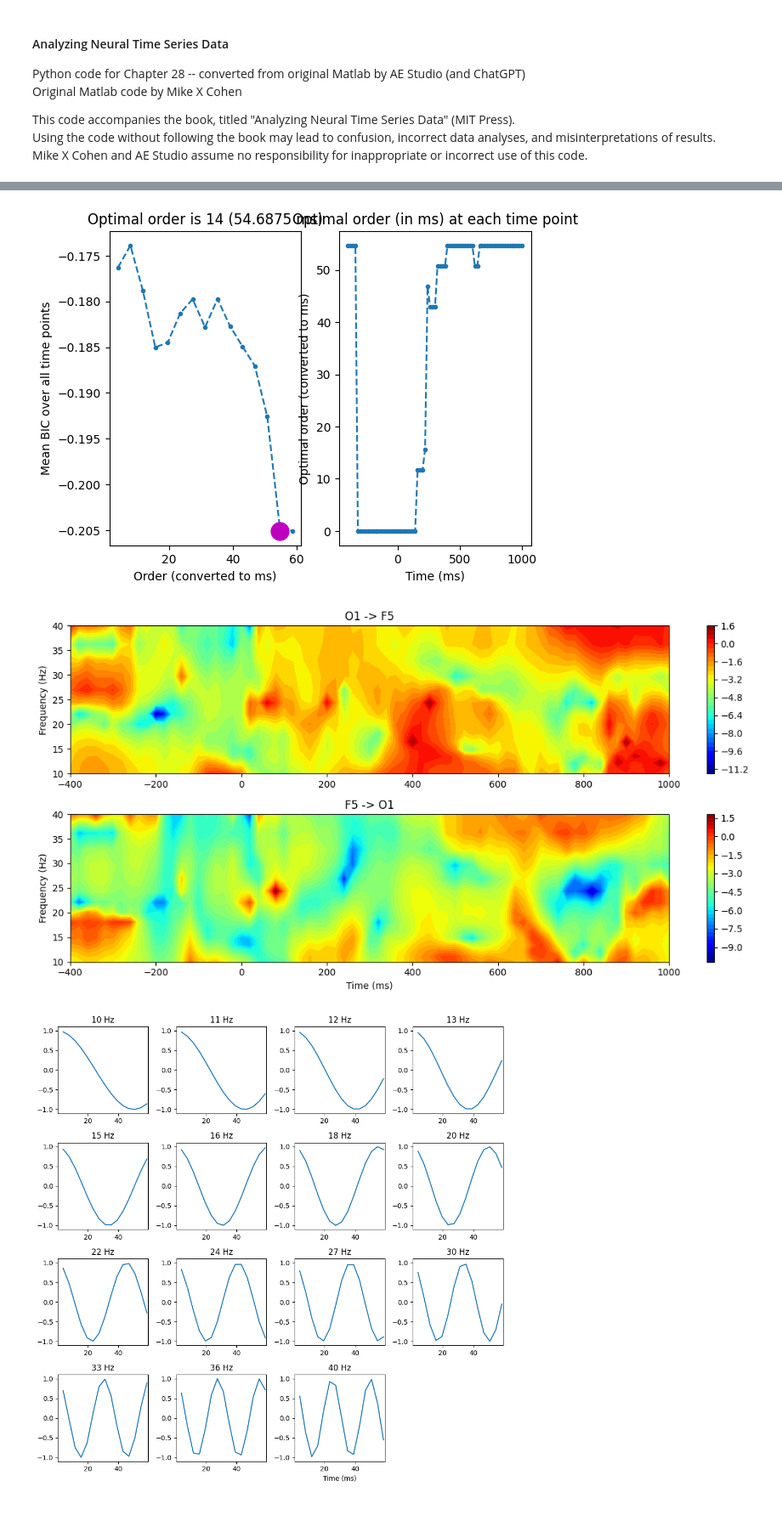
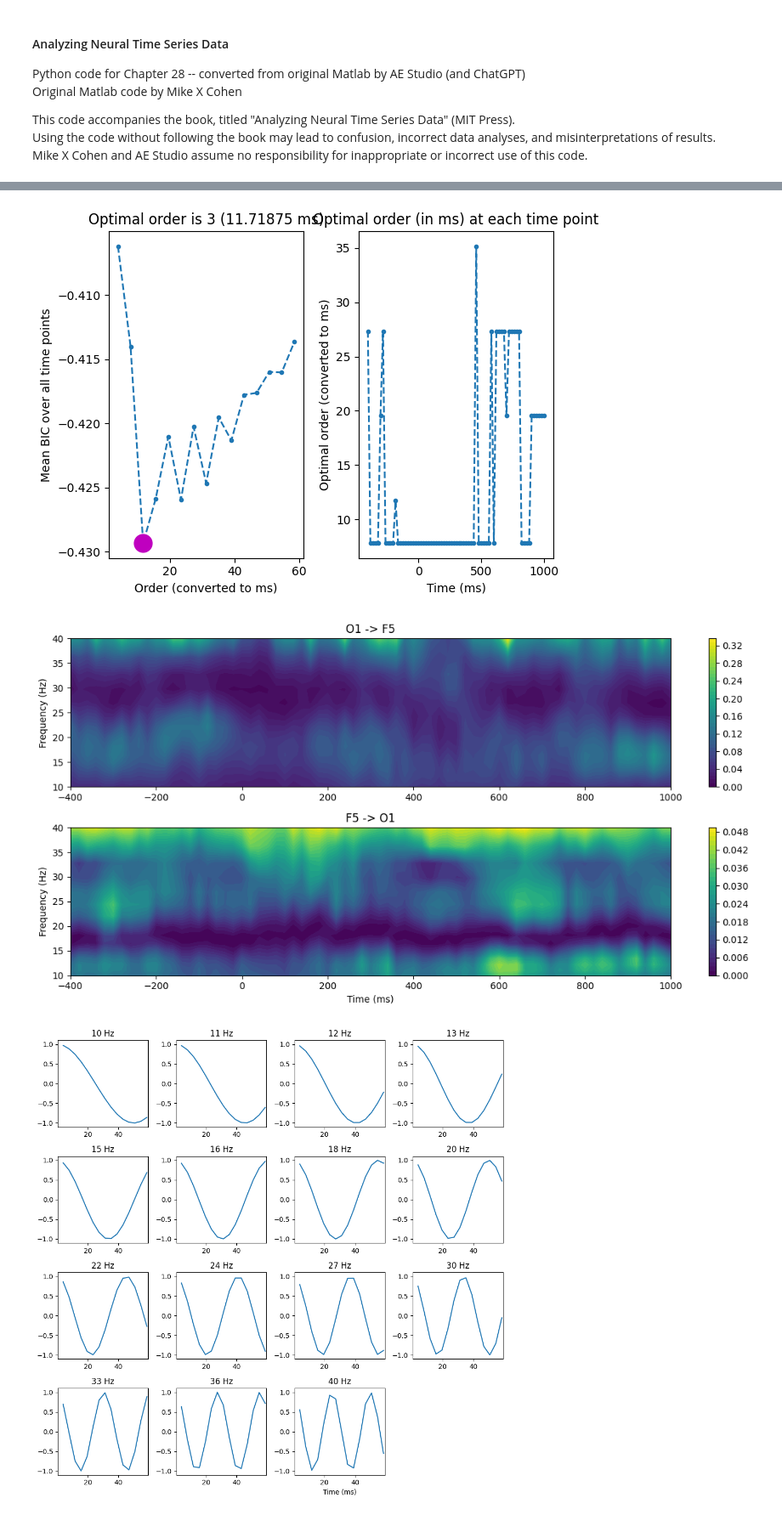
Before and after one commit to agencyenterprise/AnalyzingNeuralTimeSeries-Python, a Jupyter notebook: src/chapter28.ipynb, the cells around one changed output, grey strips where cells are left out. Shown at 85% size. Cells and saved outputs as stored; diff of their text form; code cells hidden in the pictures.

```diff
--- a/src/chapter28.ipynb
+++ b/src/chapter28.ipynb
@@ -202,8 +212,8 @@ plt.plot((np.arange(1, bic.shape[1] + 1)) * (1000 / EEG['srate'][0, 0]), mean_bi
 plt.xlabel('Order (converted to ms)')
 plt.ylabel('Mean BIC over all time points')
 
-bestbic_idx = np.argmin(mean_bic)
-plt.plot(bestbic_idx * (1000 / EEG['srate'][0, 0]), mean_bic[bestbic_idx], 'mo', markersize=15)
+bestbic_idx = np.argmin(mean_bic) + 1
+plt.plot(bestbic_idx * (1000 / EEG['srate'][0, 0]), mean_bic[bestbic_idx-1], 'mo', markersize=15)
 plt.title(f'Optimal order is {bestbic_idx} ({bestbic_idx * (1000 / EEG["srate"][0, 0])} ms)')
 
 plt.subplot(122)
@@ -213,14 +223,19 @@ plt.xlabel('Time (ms)')
 plt.ylabel('Optimal order (converted to ms)')
 plt.title('Optimal order (in ms) at each time point')
 
+plt.tight_layout()
 plt.show()
 # %% [output]
-[figure, old version]
+[figure, new version]
 # %%
+# Figure 28.5
+
 # Define frequency range
 min_freq = 10  # in Hz, using a minimum of 10 Hz because of 200-ms window
 max_freq = 40
+
 order_points = 15
+
 frequencies = np.logspace(np.log10(min_freq), np.log10(max_freq), 15)
 
 # Initialize
@@ -229,50 +244,53 @@ tf_granger = np.zeros((2, len(frequencies), len(times2save)))
 # Loop over time points
 for timei in range(len(times2save)):
     # Data from all trials in this time window
-    tempdata = eegdata[:, times2saveidx[timei] - timewin_points//2:times2saveidx[timei] + timewin_points//2, :]
-    tempdata = tempdata.reshape(2, -1)  # Combine trials and time points
+    tempdata = eegdata[:, times2saveidx[timei] - timewin_points//2:times2saveidx[timei] + timewin_points//2 + 1, :].copy()
 
-    # Detrend and z-score all data
-    tempdata = detrend(tempdata, axis=1, type='constant')
-    tempdata = (tempdata - np.mean(tempdata, axis=1, keepdims=True)) / np.std(tempdata, axis=1, keepdims=True)
+    # Detrend and zscore all data
+    for triali in range(EEG['trials'][0, 0]):
+        tempdata[0, :, triali] = zscore(detrend(tempdata[0, :, triali], axis=0), axis=0)
+        tempdata[1, :, triali] = zscore(detrend(tempdata[1, :, triali], axis=0), axis=0)
+
+    # Reshape tempdata for VAR
+    tempdata = np.reshape(tempdata, (2, timewin_points * EEG['trials'][0][0]), 'F').T
 
     # Fit VAR model
-    model = VAR(tempdata.T)
-    results = model.fit(maxlags=order_points)
+    var_model = VAR(tempdata)
+    var_results = var_model.fit(maxlags=order_points)
 
     # Compute Granger causality for each frequency
     for fi, freq in enumerate(frequencies):
-        # Compute the Fourier transform of the VAR coefficients
-        A_freq = np.zeros((2, 2), dtype=complex)
+        # Compute the transfer function matrix (Fourier transform of the VAR coefficients)
+        H = np.eye(2, dtype=complex)
         for k in range(1, order_points + 1):
-            A_freq += results.coefs[k-1] * np.exp(-1j * 2 * np.pi * freq * k / EEG['srate'][0, 0])
+            H -= var_results.params[k:k+1].T * np.exp(-2j * np.pi * freq * k / EEG['srate'][0, 0])
 
         # Compute the spectral density matrix
-        S_freq = np.linalg.inv(np.eye(2) - A_freq) @ results.sigma_u @ np.linalg.inv(np.eye(2) - A_freq).conj().T
+        S = np.linalg.inv(H) @ var_results.sigma_u @ np.linalg.inv(H).conj().T / EEG['srate'][0, 0]
 
         # Compute Granger causality
-        tf_granger[0, fi, timei] = np.log(np.abs(S_freq[1, 1]) / np.abs(S_freq[1, 1] - (np.linalg.inv(A_freq)[1, 0])**2 * results.sigma_u[0, 0]))
-        tf_granger[1, fi, timei] = np.log(np.abs(S_freq[0, 0]) / np.abs(S_freq[0, 0] - (np.linalg.inv(A_freq)[0, 1])**2 * results.sigma_u[1, 1]))
+        tf_granger[0, fi, timei] = np.log(np.abs(S[1, 1]) / np.abs(S[1, 1] - (H[1, 0] * var_results.sigma_u[0, 0] * H[1, 0].conj()) / EEG['srate'][0, 0]))
+        tf_granger[1, fi, timei] = np.log(np.abs(S[0, 0]) / np.abs(S[0, 0] - (H[0, 1] * var_results.sigma_u[1, 1] * H[0, 1].conj()) / EEG['srate'][0, 0]))
 
 # Plot time-frequency Granger causality
 plt.figure(figsize=(12, 6))
 plt.subplot(211)
-plt.contourf(times2save, frequencies, tf_granger[0, :, :], 40, cmap='jet')
+plt.contourf(times2save, frequencies, tf_granger[0, :, :], 40, cmap='viridis')
 plt.colorbar()
 plt.title(f'{chan1name} -> {chan2name}')
 plt.ylabel('Frequency (Hz)')
 
 plt.subplot(212)
-plt.contourf(times2save, frequencies, tf_granger[1, :, :], 40, cmap='jet')
+plt.contourf(times2save, frequencies, tf_granger[1, :, :], 40, cmap='viridis')
 plt.colorbar()
 plt.title(f'{chan2name} -> {chan1name}')
 plt.xlabel('Time (ms)')
 plt.ylabel('Frequency (Hz)')
 
 plt.tight_layout()
 plt.show()
 # %% [output]
-[figure, old version]
+[figure, new version]
 # %%
 # Figure 28.6
 
```
Also changed, not shown: parts of 7 cells of this notebook, 7 other files.
